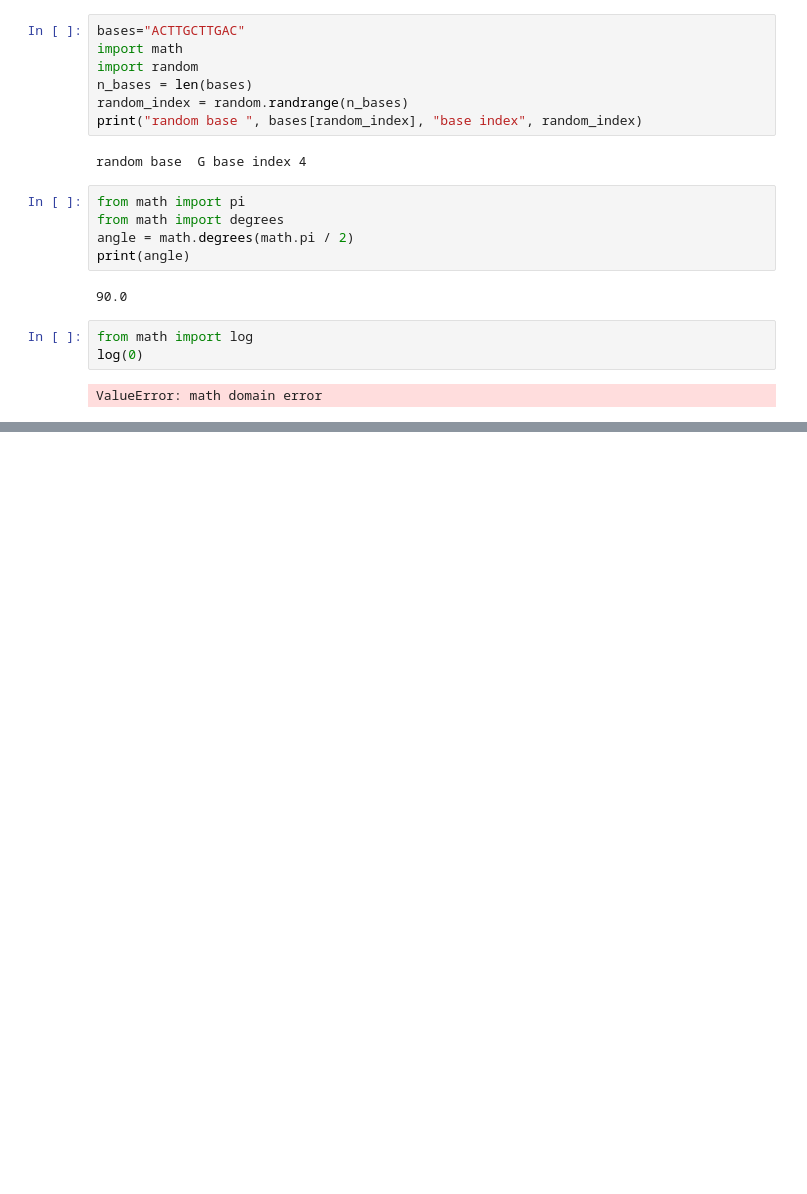
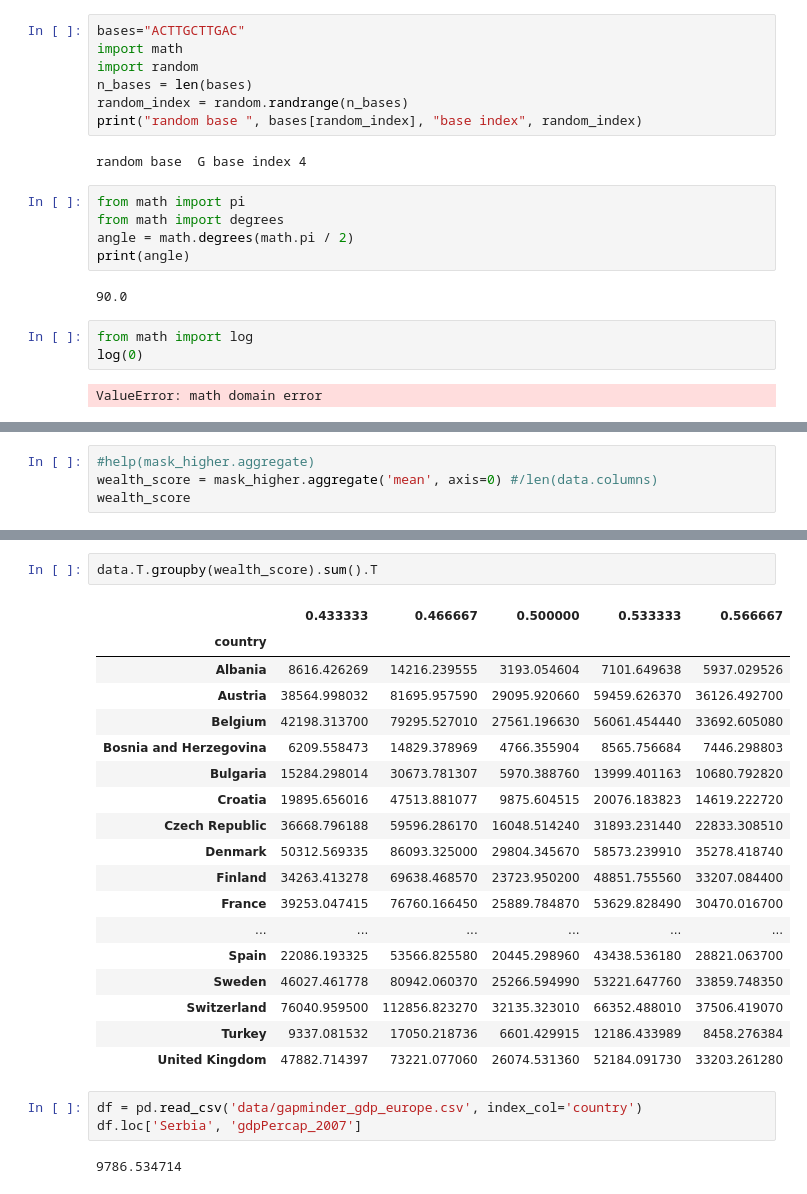
Before and after one commit to MJardon913/2021_pml_marioj, a Jupyter notebook: 2021Primercuaderno.ipynb, the cells around one changed output, grey strips where cells are left out. Cells and saved outputs as stored; diff of their text form; blank space fills up the shorter version.

```diff
--- a/2021Primercuaderno.ipynb
+++ b/2021Primercuaderno.ipynb
@@ -241,0 +578,4 @@ print(data)
+# %%
+#help(mask_higher.aggregate)
+wealth_score = mask_higher.aggregate('mean', axis=0) #/len(data.columns)
+wealth_score
@@ -241,0 +596,26 @@ print(data)
+# %%
+data.T.groupby(wealth_score).sum().T
+# %% [output]
+|  | 0.433333 | 0.466667 | 0.500000 | 0.533333 | 0.566667 |
+| country |  |  |  |  |  |
+| Albania | 8616.426269 | 14216.239555 | 3193.054604 | 7101.649638 | 5937.029526 |
+| Austria | 38564.998032 | 81695.957590 | 29095.920660 | 59459.626370 | 36126.492700 |
+| Belgium | 42198.313700 | 79295.527010 | 27561.196630 | 56061.454440 | 33692.605080 |
+| Bosnia and Herzegovina | 6209.558473 | 14829.378969 | 4766.355904 | 8565.756684 | 7446.298803 |
+| Bulgaria | 15284.298014 | 30673.781307 | 5970.388760 | 13999.401163 | 10680.792820 |
+| Croatia | 19895.656016 | 47513.881077 | 9875.604515 | 20076.183823 | 14619.222720 |
+| Czech Republic | 36668.796188 | 59596.286170 | 16048.514240 | 31893.231440 | 22833.308510 |
+| Denmark | 50312.569335 | 86093.325000 | 29804.345670 | 58573.239910 | 35278.418740 |
+| Finland | 34263.413278 | 69638.468570 | 23723.950200 | 48851.755560 | 33207.084400 |
+| France | 39253.047415 | 76760.166450 | 25889.784870 | 53629.828490 | 30470.016700 |
+| ... | ... | ... | ... | ... | ... |
+| Spain | 22086.193325 | 53566.825580 | 20445.298960 | 43438.536180 | 28821.063700 |
+| Sweden | 46027.461778 | 80942.060370 | 25266.594990 | 53221.647760 | 33859.748350 |
+| Switzerland | 76040.959500 | 112856.823270 | 32135.323010 | 66352.488010 | 37506.419070 |
+| Turkey | 9337.081532 | 17050.218736 | 6601.429915 | 12186.433989 | 8458.276384 |
+| United Kingdom | 47882.714397 | 73221.077060 | 26074.531360 | 52184.091730 | 33203.261280 |
+# %%
+df = pd.read_csv('data/gapminder_gdp_europe.csv', index_col='country')
+df.loc['Serbia', 'gdpPercap_2007']
+# %% [output]
+9786.534714
```
Also changed, not shown: parts of 43 cells of this notebook, 3 other files.
